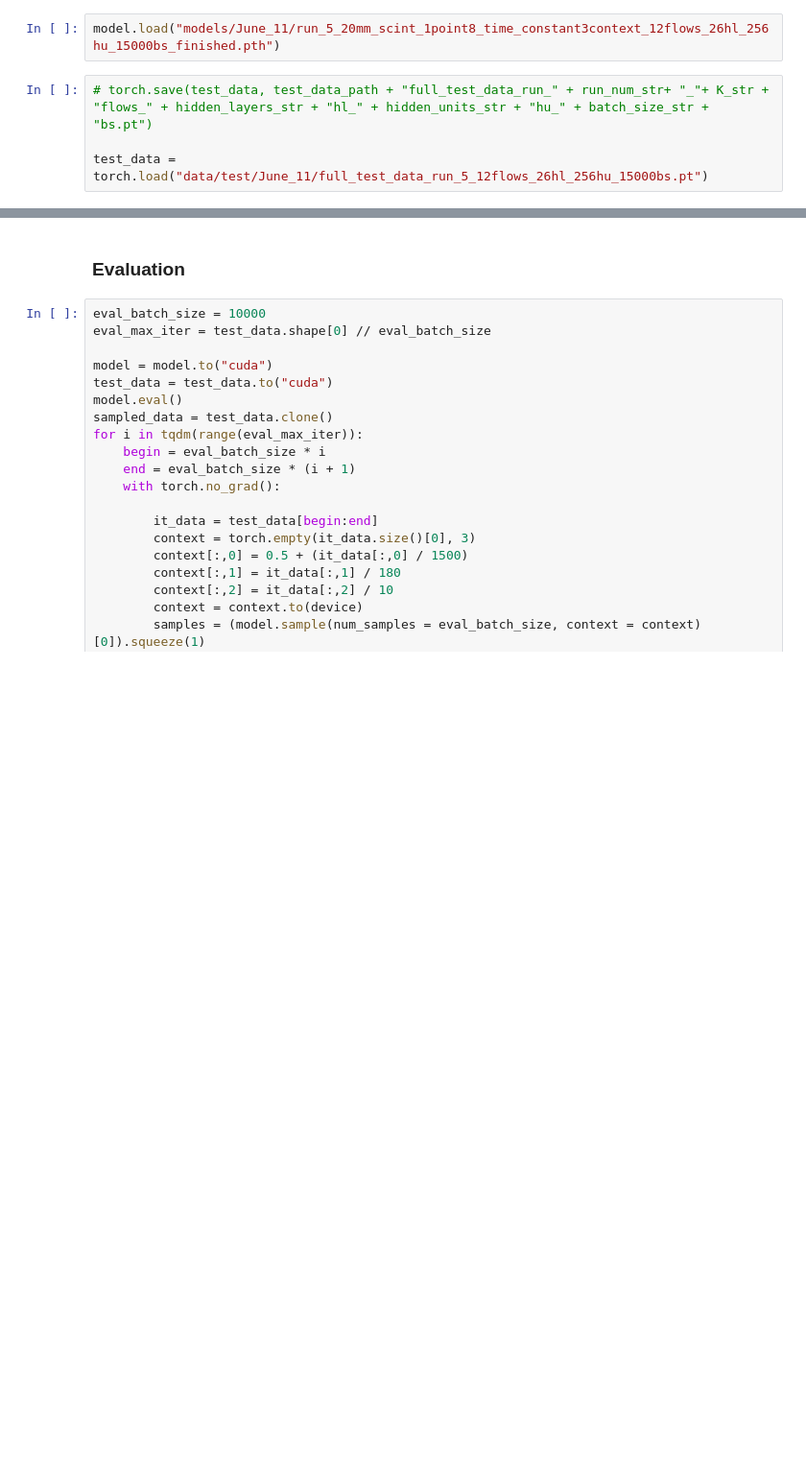
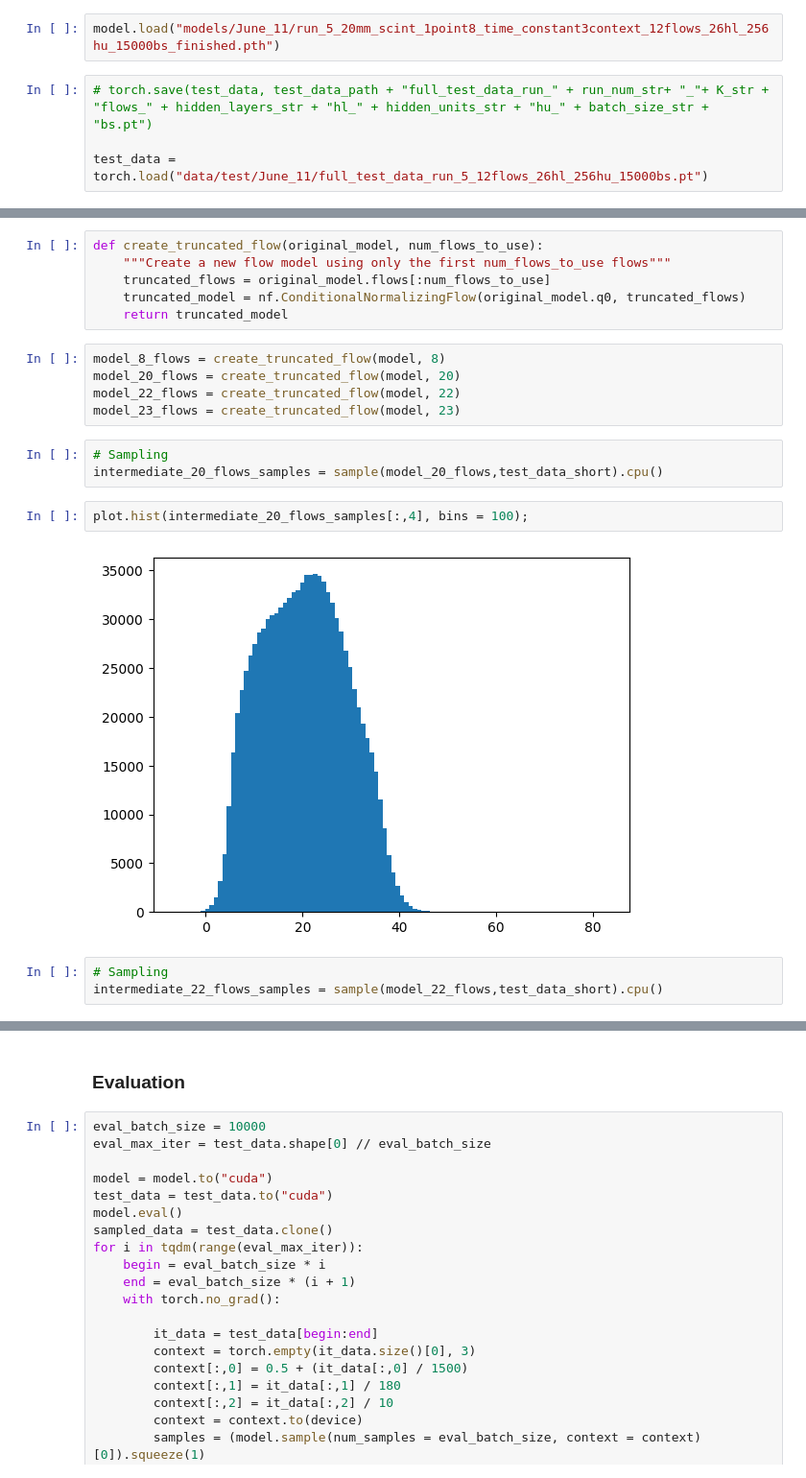
Before and after one commit to RowanKell/work_eic, a Jupyter notebook: macros/NF_timing_modeling/NF_truth_vs_sample.ipynb, the cells around one changed output, grey strips where cells are left out. Shown: that part at 96% size. Saved outputs shown, nothing was run; the diff lists cells and outputs as text; blank space fills up the shorter version.

```diff
--- a/macros/NF_timing_modeling/NF_truth_vs_sample.ipynb
+++ b/macros/NF_timing_modeling/NF_truth_vs_sample.ipynb
@@ -186,0 +230,21 @@ test_data = torch.load("data/test/June_11/full_test_data_run_5_12flows_26hl_256h
+# %%
+def create_truncated_flow(original_model, num_flows_to_use):
+    """Create a new flow model using only the first num_flows_to_use flows"""
+    truncated_flows = original_model.flows[:num_flows_to_use]
+    truncated_model = nf.ConditionalNormalizingFlow(original_model.q0, truncated_flows)
+    return truncated_model
+# %%
+model_8_flows = create_truncated_flow(model, 8)
+model_20_flows = create_truncated_flow(model, 20)
+model_22_flows = create_truncated_flow(model, 22)
+model_23_flows = create_truncated_flow(model, 23)
+# %%
+# Sampling
+intermediate_20_flows_samples = sample(model_20_flows,test_data_short).cpu()
+# %%
+plot.hist(intermediate_20_flows_samples[:,4], bins = 100);
+# %% [output]
+[figure, added]
+# %%
+# Sampling
+intermediate_22_flows_samples = sample(model_22_flows,test_data_short).cpu()
```
Also changed, not shown: parts of 13 cells of this notebook, 8 other files.
